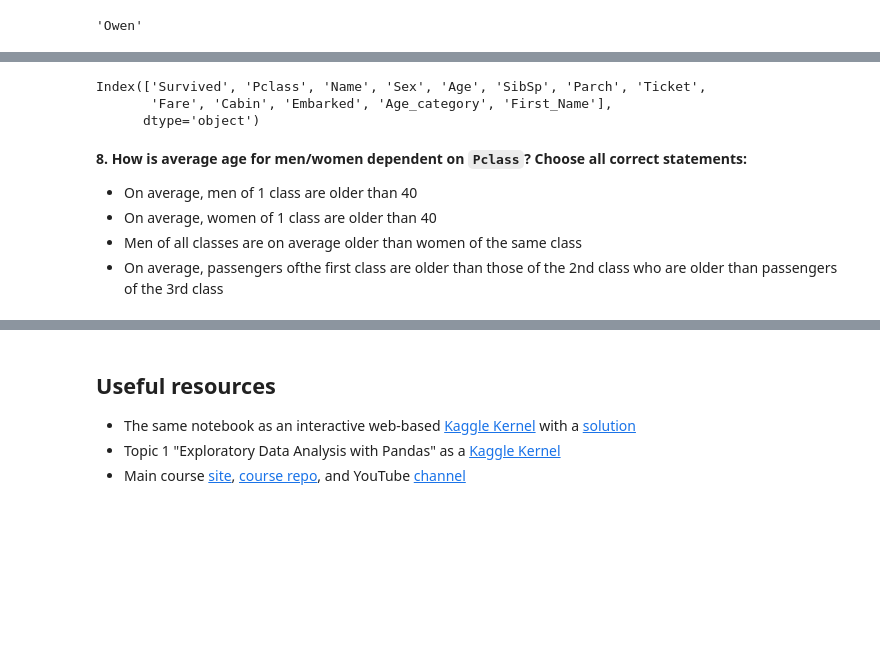
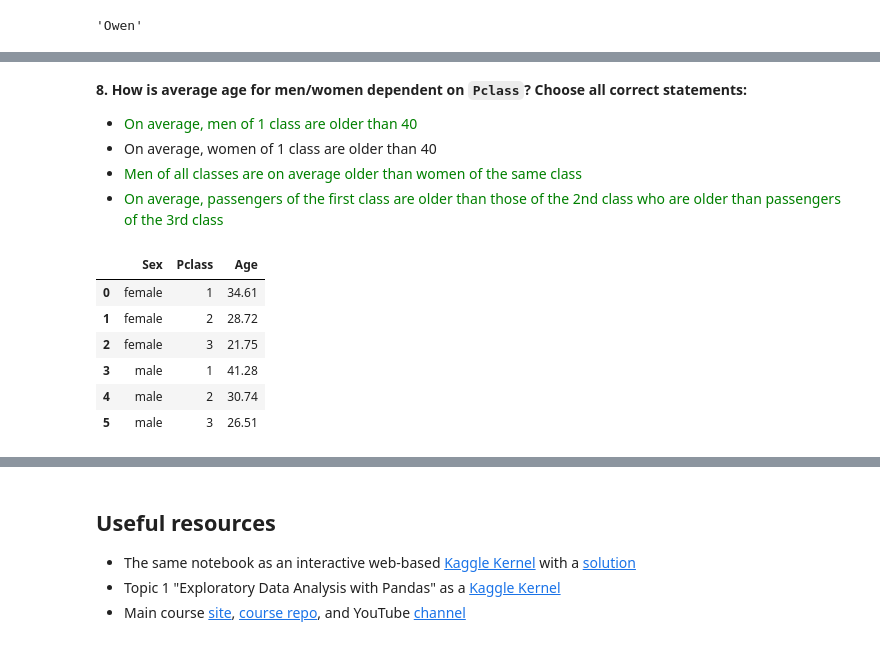
Before and after one commit to sergeymarkovich/mlcourse.ai, a Jupyter notebook: jupyter_english/topic01_pandas_data_analysis/topic1_practice_pandas_titanic.ipynb, the cells around one changed output, grey strips where cells are left out. Drawn from its saved outputs; the diff is of its cells as text; code cells hidden in the pictures; blank space fills up the shorter version.

```diff
--- a/jupyter_english/topic01_pandas_data_analysis/topic1_practice_pandas_titanic.ipynb
+++ b/jupyter_english/topic01_pandas_data_analysis/topic1_practice_pandas_titanic.ipynb
@@ -258,12 +251,6 @@ Name: Name, Length: 577, dtype: object
-# %%
-data.columns
-# %% [output]
-Index(['Survived', 'Pclass', 'Name', 'Sex', 'Age', 'SibSp', 'Parch', 'Ticket',
-       'Fare', 'Cabin', 'Embarked', 'Age_category', 'First_Name'],
-      dtype='object')
 # %% [markdown]
 **8. How is average age for men/women dependent on `Pclass`? Choose all correct statements:**
-- On average, men of 1 class are older than 40
+- <font color = "green">On average, men of 1 class are older than 40</font>
 - On average, women of 1 class are older than 40
-- Men of all classes are on average older than women of the same class
-- On average, passengers ofthe first class are older than those of the 2nd class who are older than passengers of the 3rd class
+- <font color = "green">Men of all classes are on average older than women of the same class </font>
+- <font color = "green"> On average, passengers of the first class are older than those of the 2nd class who are older than passengers of the 3rd class </font>
@@ -271,0 +257,13 @@ Index(['Survived', 'Pclass', 'Name', 'Sex', 'Age', 'SibSp', 'Parch', 'Ticket',
+# %%
+# You code here
+# data.oc[data["Sex"] == "male", "Pclass"].value_counts()
+
+data.groupby(["Sex", "Pclass"], as_index=False).agg({"Age": "mean"})
+# %% [output]
+|  | Sex | Pclass | Age |
+| 0 | female | 1 | 34.61 |
+| 1 | female | 2 | 28.72 |
+| 2 | female | 3 | 21.75 |
+| 3 | male | 1 | 41.28 |
+| 4 | male | 2 | 30.74 |
+| 5 | male | 3 | 26.51 |
```
Also changed, not shown: parts of 6 cells of this notebook.
